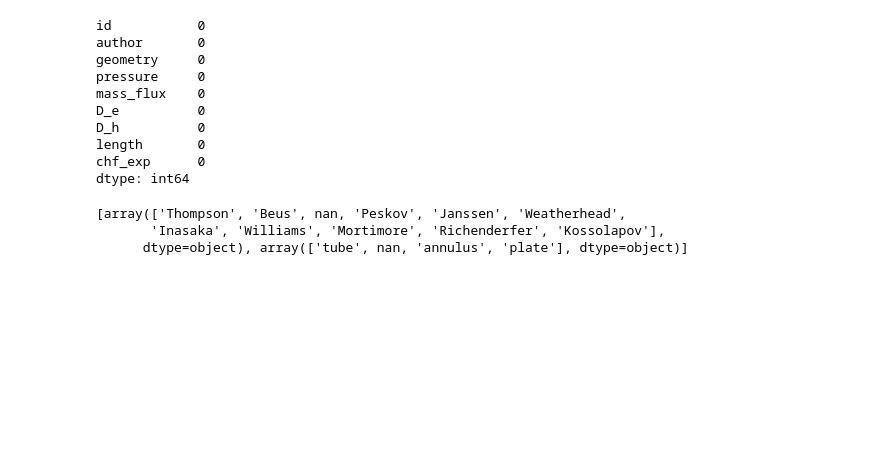
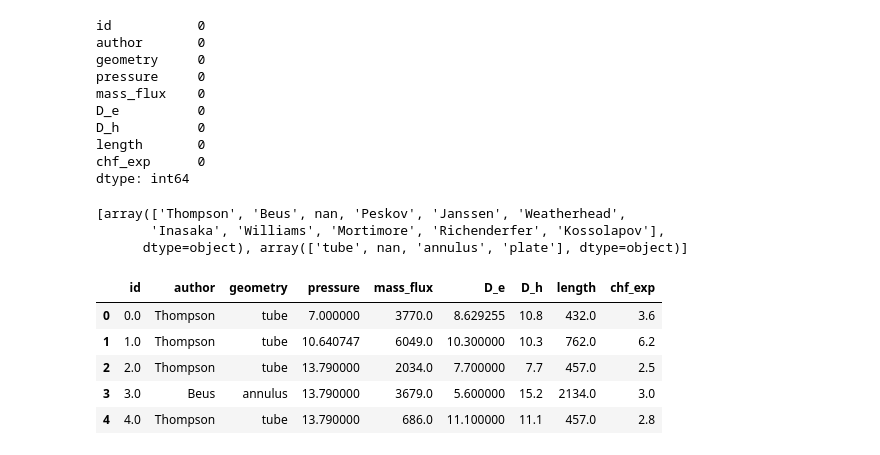
Before and after one commit to charu11/kaggle_competitions, a Jupyter notebook: ps-s3-e15.ipynb, the cells around one changed output. Cells and saved outputs as stored; diff of their text form; code cells hidden in the pictures; blank space fills up the shorter version.

Commit message:
Kaggle Notebook | PS S3 E15 | Version 4 | simple imputation added

```diff
--- a/ps-s3-e15.ipynb
+++ b/ps-s3-e15.ipynb
@@ -151,5 +168,5 @@ def imputation(data):
 # %%
 ### lets drop the target feature
 df_train = df.drop(columns='x_e_out', axis=1)
-df_simp = imputation(df_train)
+df_imp = imputation(df_train)
 # %%
@@ -177,3 +194,12 @@ print(unqiue_features)
 # %%
 # imputer = IterativeImputer(random_state=100, max_iter=10)
 # imputer.fit(df.iloc[:, :-1])
+# %%
+df_imp.head()
+# %% [output]
+|  | id | author | geometry | pressure | mass_flux | D_e | D_h | length | chf_exp |
+| 0 | 0.0 | Thompson | tube | 7.000000 | 3770.0 | 8.629255 | 10.8 | 432.0 | 3.6 |
+| 1 | 1.0 | Thompson | tube | 10.640747 | 6049.0 | 10.300000 | 10.3 | 762.0 | 6.2 |
+| 2 | 2.0 | Thompson | tube | 13.790000 | 2034.0 | 7.700000 | 7.7 | 457.0 | 2.5 |
+| 3 | 3.0 | Beus | annulus | 13.790000 | 3679.0 | 5.600000 | 15.2 | 2134.0 | 3.0 |
+| 4 | 4.0 | Thompson | tube | 13.790000 | 686.0 | 11.100000 | 11.1 | 457.0 | 2.8 |
```
Also changed, not shown: parts of 22 cells of this notebook.
